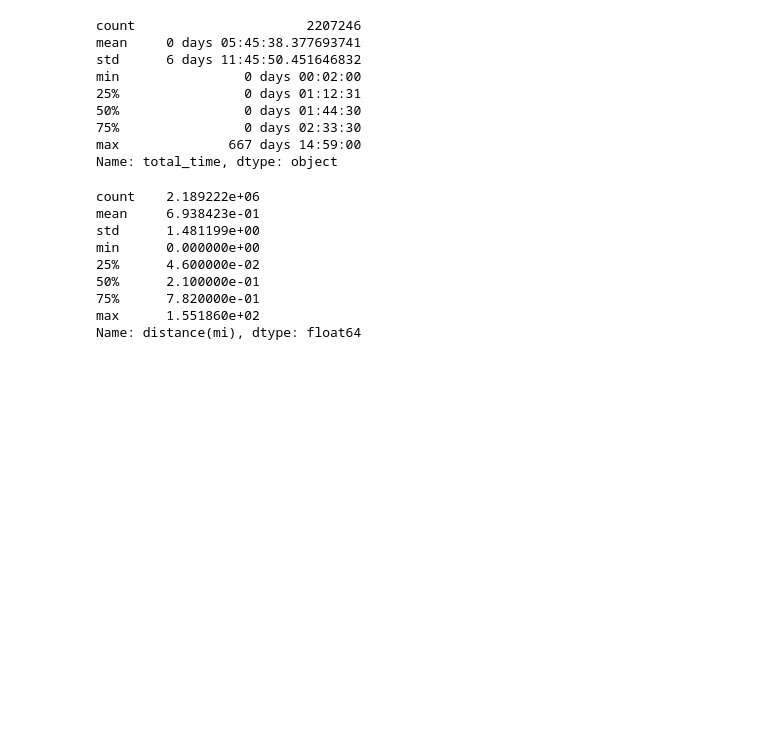
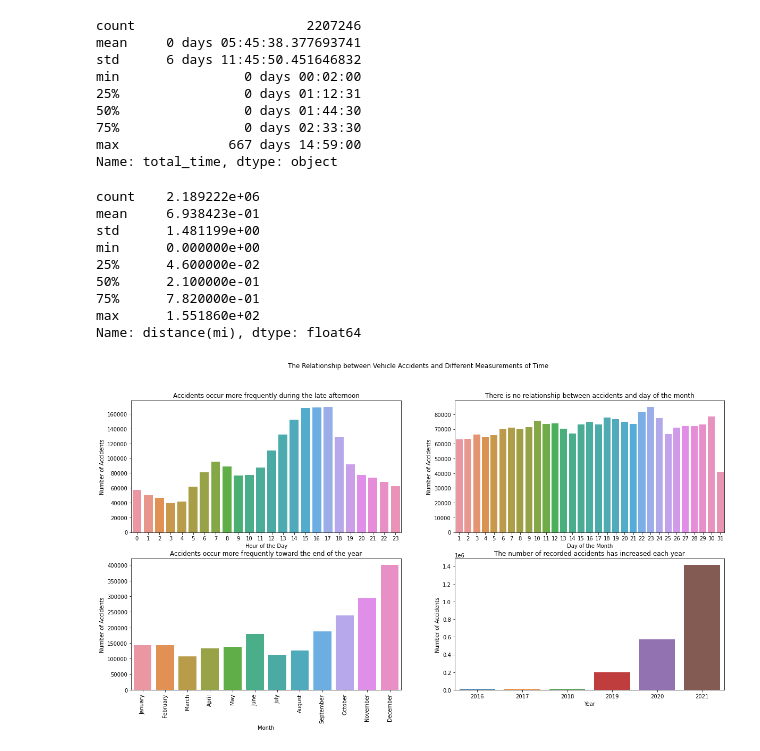
Before and after one commit to dashbringhurst/individual-project, a Jupyter notebook: explore.ipynb, the cells around one changed output. Cells and saved outputs as stored; diff of their text form; code cells hidden in the pictures; blank space fills up the shorter version.

```diff
--- a/explore.ipynb
+++ b/explore.ipynb
@@ -988,3 +1049,35 @@ min      0.000000e+00
 75%      7.820000e-01
 max      1.551860e+02
 Name: distance(mi), dtype: float64
+# %%
+def plot_time_data(df):
+    df_time = df.set_index('start_time').sort_index()
+    df_time.index = pd.to_datetime(df_time.index)
+    plt.figure(figsize=[20,10])
+    plt.subplot(2,2,1)
+    sns.countplot(x=df_time.index.hour)
+    plt.xlabel('Hour of the Day')
+    plt.ylabel('Number of Accidents')
+    plt.title('Accidents occur more frequently during the late afternoon')
+    plt.subplot(2,2,2)
+    sns.countplot(x=df_time.index.day)
+    plt.xlabel('Day of the Month')
+    plt.ylabel('Number of Accidents')
+    plt.title('There is no relationship between accidents and day of the month')
+    plt.subplot(2,2,3)
+    sns.countplot(x=df_time.index.month_name())
+    plt.xticks(rotation=90)
+    plt.xlabel('Month')
+    plt.ylabel('Number of Accidents')
+    plt.title('Accidents occur more frequently toward the end of the year')
+    plt.subplot(2,2,4)
+    sns.countplot(x=df_time.index.year)
+    plt.xlabel('Year')
+    plt.ylabel('Number of Accidents')
+    plt.title('The number of recorded accidents has increased each year')
+    plt.suptitle('The Relationship between Vehicle Accidents and Different Measurements of Time')
+    plt.show()
+# %%
+plot_time_data(df)
+# %% [output]
+[figure, added]
```
Also changed, not shown: parts of 13 cells of this notebook.
